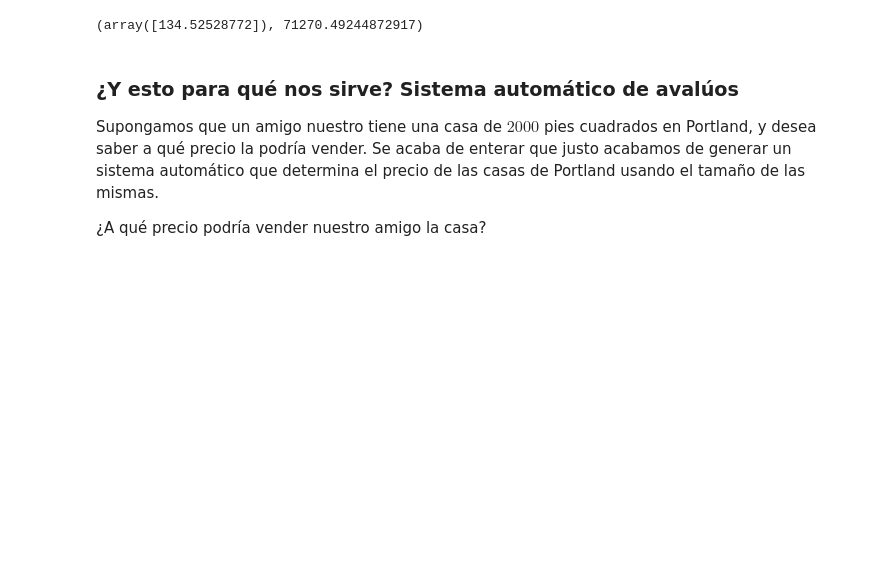
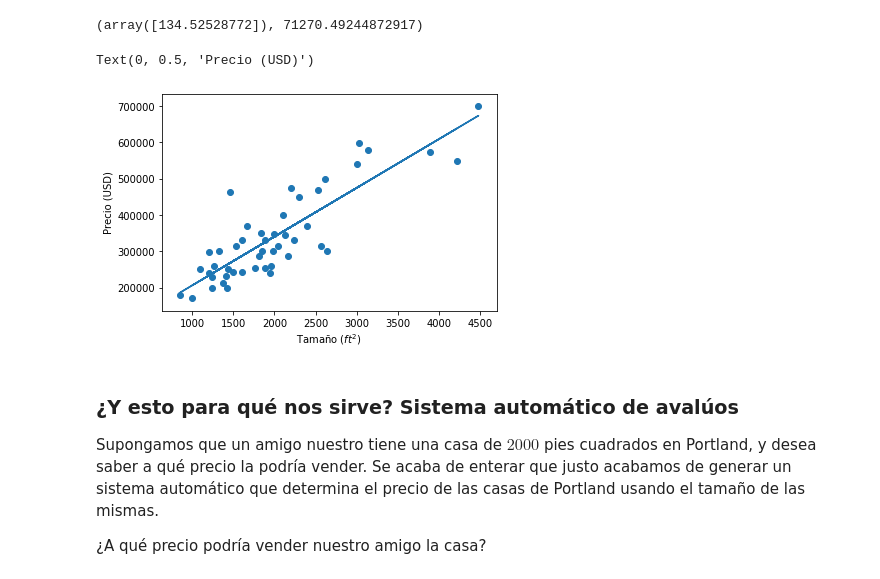
Before and after one commit to esjimenezro/pda_course, a Jupyter notebook: Sesion2/1relaciones_2variables.ipynb, the cells around one changed output. Cells and saved outputs as stored; diff of their text form; code cells hidden in the pictures; blank space fills up the shorter version.

```diff
--- a/Sesion2/1relaciones_2variables.ipynb
+++ b/Sesion2/1relaciones_2variables.ipynb
@@ -121,4 +139,5 @@ Mediante la clase `LinearRegression` de la librería `sklearn`:
 # %%
 # Ajustar la mejor recta a los datos de tamaños y precios
+model = LinearRegression().fit(data[['size']], data['price'])
 # %%
 # Obtener parámetros ajustados
@@ -129,3 +149,12 @@ Mediante la clase `LinearRegression` de la librería `sklearn`:
+# %%
+# Gráfico de datos y de modelo ajustado
+plt.plot(data['size'], model.predict(data[['size']]))
+plt.scatter(data['size'], data['price'])
+plt.xlabel('Tamaño ($ft^2$)')
+plt.ylabel('Precio (USD)')
+# %% [output]
+Text(0, 0.5, 'Precio (USD)')
+[figure, added]
 # %% [markdown]
 ### ¿Y esto para qué nos sirve? Sistema automático de avalúos
 
```
Also changed, not shown: parts of 21 cells of this notebook, 1 other file.
